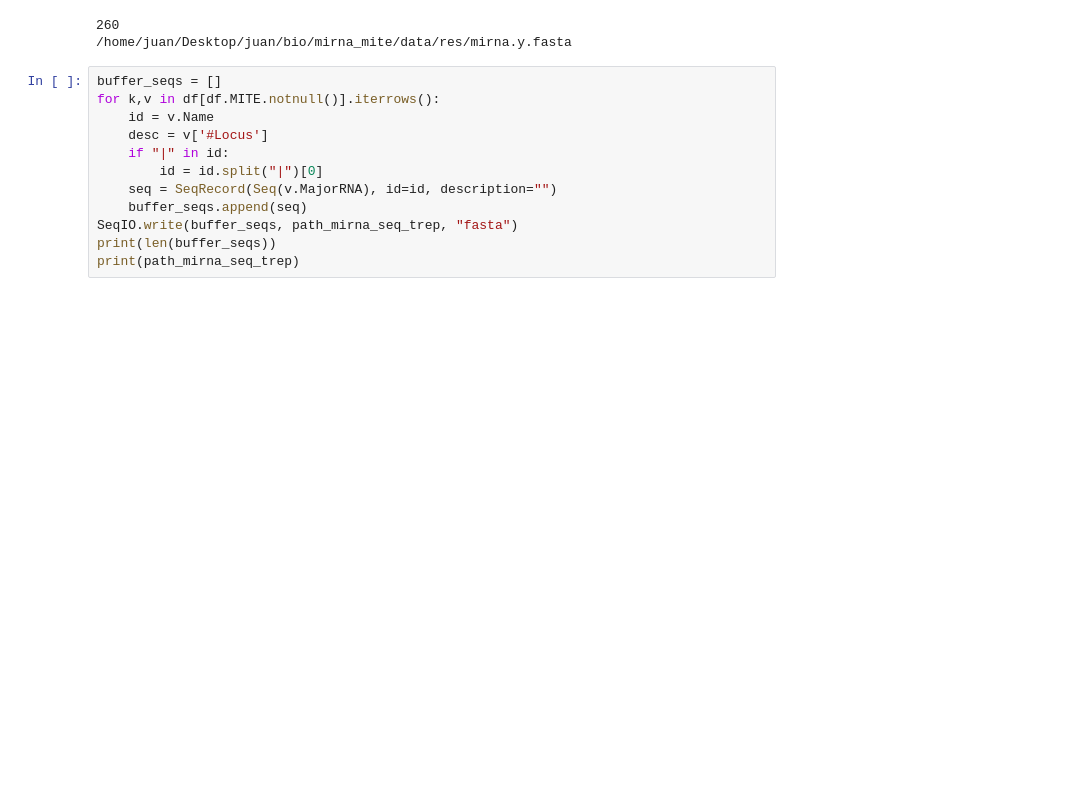
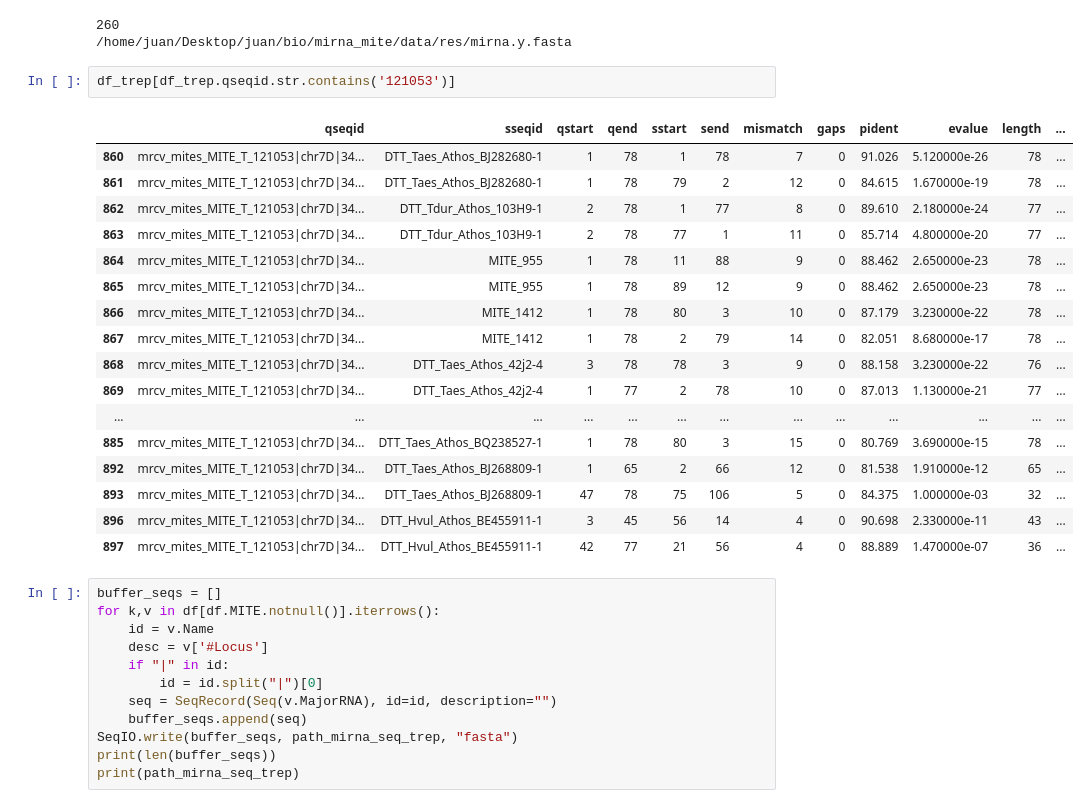
Before and after one commit to juancresc/mirna_mite, a Jupyter notebook: 2_analysis/analysis.ipynb, the cells around one changed output. Drawn from its saved outputs; the diff is of its cells as text; blank space fills up the shorter version.

```diff
--- a/2_analysis/analysis.ipynb
+++ b/2_analysis/analysis.ipynb
@@ -301,6 +304,26 @@ print(path_mirna_seq)
 # %% [output]
 260
 /home/juan/Desktop/juan/bio/mirna_mite/data/res/mirna.y.fasta
+# %%
+df_trep[df_trep.qseqid.str.contains('121053')]
+# %% [output]
+|  | qseqid | sseqid | qstart | qend | sstart | send | mismatch | gaps | pident | evalue | length | ... |
+| 860 | mrcv_mites_MITE_T_121053|chr7D|34... | DTT_Taes_Athos_BJ282680-1 | 1 | 78 | 1 | 78 | 7 | 0 | 91.026 | 5.120000e-26 | 78 | ... |
+| 861 | mrcv_mites_MITE_T_121053|chr7D|34... | DTT_Taes_Athos_BJ282680-1 | 1 | 78 | 79 | 2 | 12 | 0 | 84.615 | 1.670000e-19 | 78 | ... |
+| 862 | mrcv_mites_MITE_T_121053|chr7D|34... | DTT_Tdur_Athos_103H9-1 | 2 | 78 | 1 | 77 | 8 | 0 | 89.610 | 2.180000e-24 | 77 | ... |
+| 863 | mrcv_mites_MITE_T_121053|chr7D|34... | DTT_Tdur_Athos_103H9-1 | 2 | 78 | 77 | 1 | 11 | 0 | 85.714 | 4.800000e-20 | 77 | ... |
+| 864 | mrcv_mites_MITE_T_121053|chr7D|34... | MITE_955 | 1 | 78 | 11 | 88 | 9 | 0 | 88.462 | 2.650000e-23 | 78 | ... |
+| 865 | mrcv_mites_MITE_T_121053|chr7D|34... | MITE_955 | 1 | 78 | 89 | 12 | 9 | 0 | 88.462 | 2.650000e-23 | 78 | ... |
+| 866 | mrcv_mites_MITE_T_121053|chr7D|34... | MITE_1412 | 1 | 78 | 80 | 3 | 10 | 0 | 87.179 | 3.230000e-22 | 78 | ... |
+| 867 | mrcv_mites_MITE_T_121053|chr7D|34... | MITE_1412 | 1 | 78 | 2 | 79 | 14 | 0 | 82.051 | 8.680000e-17 | 78 | ... |
+| 868 | mrcv_mites_MITE_T_121053|chr7D|34... | DTT_Taes_Athos_42j2-4 | 3 | 78 | 78 | 3 | 9 | 0 | 88.158 | 3.230000e-22 | 76 | ... |
+| 869 | mrcv_mites_MITE_T_121053|chr7D|34... | DTT_Taes_Athos_42j2-4 | 1 | 77 | 2 | 78 | 10 | 0 | 87.013 | 1.130000e-21 | 77 | ... |
+| ... | ... | ... | ... | ... | ... | ... | ... | ... | ... | ... | ... | ... |
+| 885 | mrcv_mites_MITE_T_121053|chr7D|34... | DTT_Taes_Athos_BQ238527-1 | 1 | 78 | 80 | 3 | 15 | 0 | 80.769 | 3.690000e-15 | 78 | ... |
+| 892 | mrcv_mites_MITE_T_121053|chr7D|34... | DTT_Taes_Athos_BJ268809-1 | 1 | 65 | 2 | 66 | 12 | 0 | 81.538 | 1.910000e-12 | 65 | ... |
+| 893 | mrcv_mites_MITE_T_121053|chr7D|34... | DTT_Taes_Athos_BJ268809-1 | 47 | 78 | 75 | 106 | 5 | 0 | 84.375 | 1.000000e-03 | 32 | ... |
+| 896 | mrcv_mites_MITE_T_121053|chr7D|34... | DTT_Hvul_Athos_BE455911-1 | 3 | 45 | 56 | 14 | 4 | 0 | 90.698 | 2.330000e-11 | 43 | ... |
+| 897 | mrcv_mites_MITE_T_121053|chr7D|34... | DTT_Hvul_Athos_BE455911-1 | 42 | 77 | 21 | 56 | 4 | 0 | 88.889 | 1.470000e-07 | 36 | ... |
 # %%
 buffer_seqs = []
 for k,v in df[df.MITE.notnull()].iterrows():
```
Also changed, not shown: parts of 2 cells of this notebook, 3 other files.
